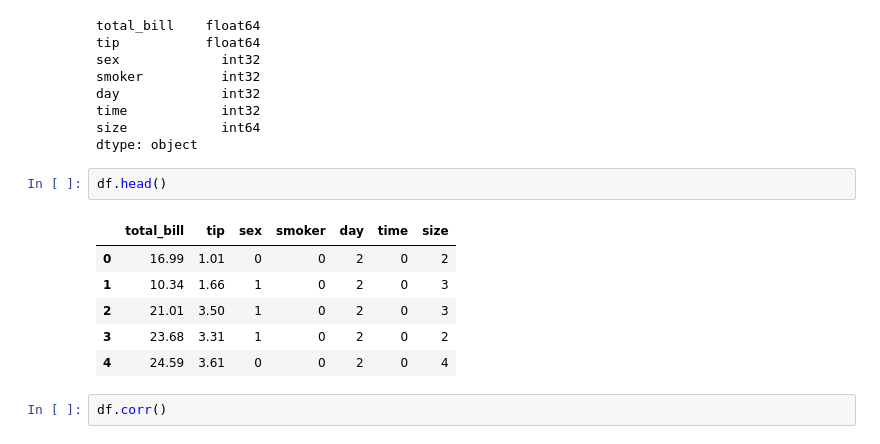
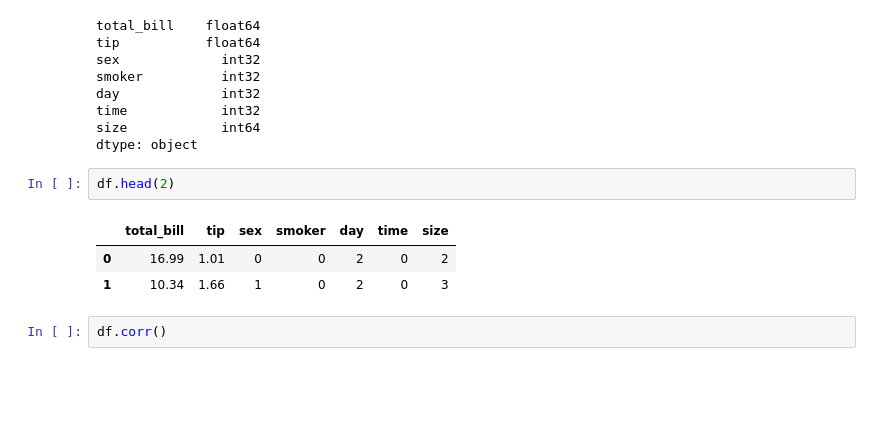
Before and after one commit to bhavya-kotluru/basic-python, a Jupyter notebook: day18.ipynb, the cells around one changed output. Saved outputs shown, nothing was run; the diff lists cells and outputs as text; blank space fills up the shorter version.

```diff
--- a/day18.ipynb
+++ b/day18.ipynb
@@ -39,14 +54,11 @@ time            int32
 size            int64
 dtype: object
 # %%
-df.head()
+df.head(2)
 # %% [output]
 |  | total_bill | tip | sex | smoker | day | time | size |
 | 0 | 16.99 | 1.01 | 0 | 0 | 2 | 0 | 2 |
 | 1 | 10.34 | 1.66 | 1 | 0 | 2 | 0 | 3 |
-| 2 | 21.01 | 3.50 | 1 | 0 | 2 | 0 | 3 |
-| 3 | 23.68 | 3.31 | 1 | 0 | 2 | 0 | 2 |
-| 4 | 24.59 | 3.61 | 0 | 0 | 2 | 0 | 4 |
 # %%
 df.corr()
 # %% [output]
```
Also changed, not shown: parts of 19 cells of this notebook.
